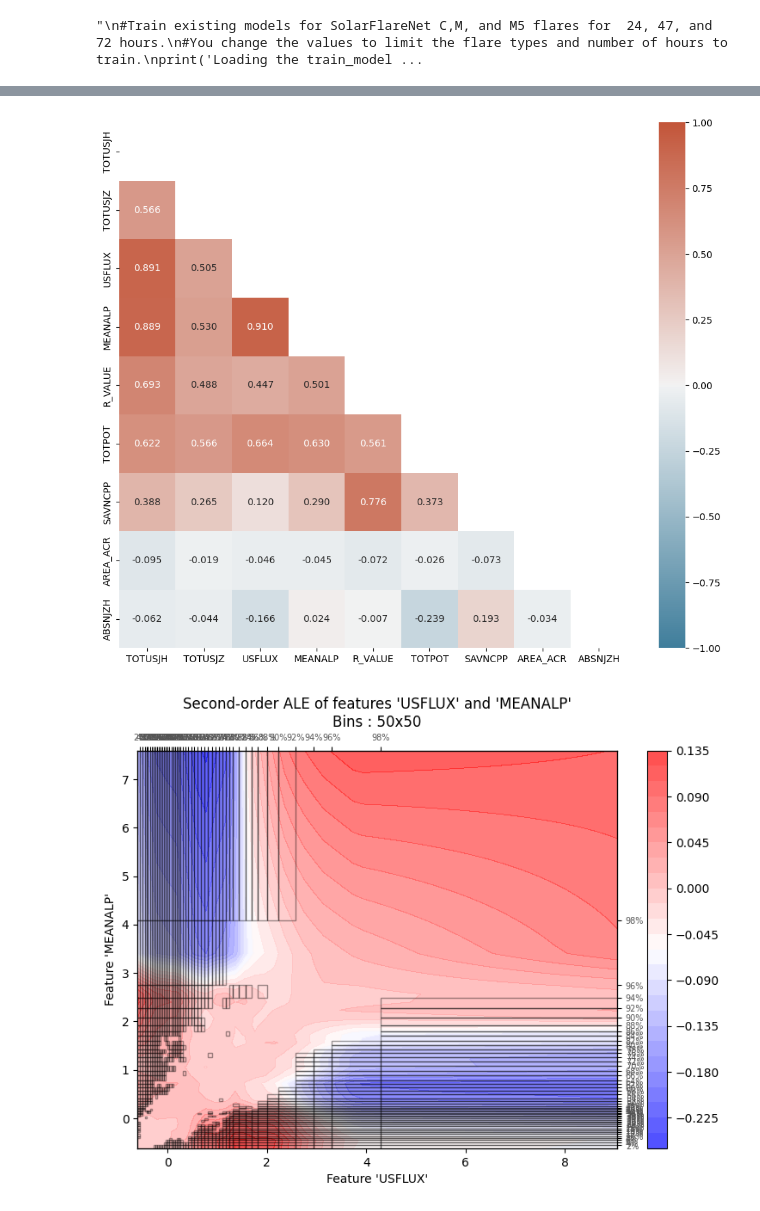
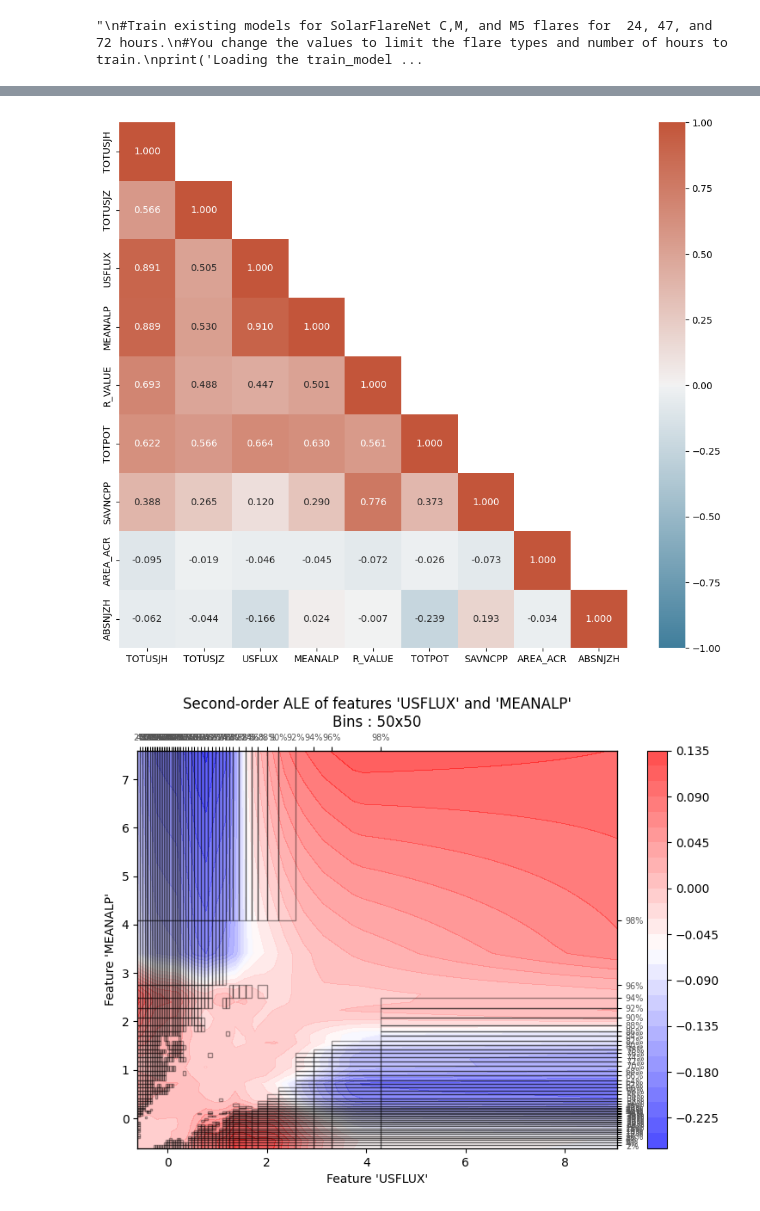
Before and after one commit to vinay-ram1999/SolarFlareNet, a Jupyter notebook: SolarFlareNet_Interpret.ipynb, the cells around one changed output, grey strips where cells are left out. Cells and saved outputs as stored; diff of their text form; code cells hidden in the pictures.

Commit message:
updated correlation heatmap

```diff
--- a/SolarFlareNet_Interpret.ipynb
+++ b/SolarFlareNet_Interpret.ipynb
@@ -151,7 +151,8 @@ for time_window in Window:
                         sorted_corr = corr.replace(1.0, np.nan).unstack().dropna().sort_values(ascending=False, key=abs).drop_duplicates().to_dict()
                         assert len(sorted_corr) == math.comb(len(feature_names),2)
                         ranked_corr = list(sorted_corr.keys())
-                        mask = np.triu(np.ones_like(corr, dtype=bool))
+                        mask = np.triu(np.ones_like(corr, dtype=bool), 1)
+                        print(mask)
                         cmap = sb.diverging_palette(230, 20, as_cmap=True)
                         fig = plt.figure(figsize=(12,10))
                         ax = sb.heatmap(corr, vmin=-1, vmax=1, cmap=cmap, mask=mask, annot=True, fmt='.3f')
@@ -204,3 +208,3 @@ Interpreting using ALE method
-[figure, old version]
+[figure, new version]
 [figure]
 [figure]
```
Also changed, not shown: parts of 1 cell of this notebook.
